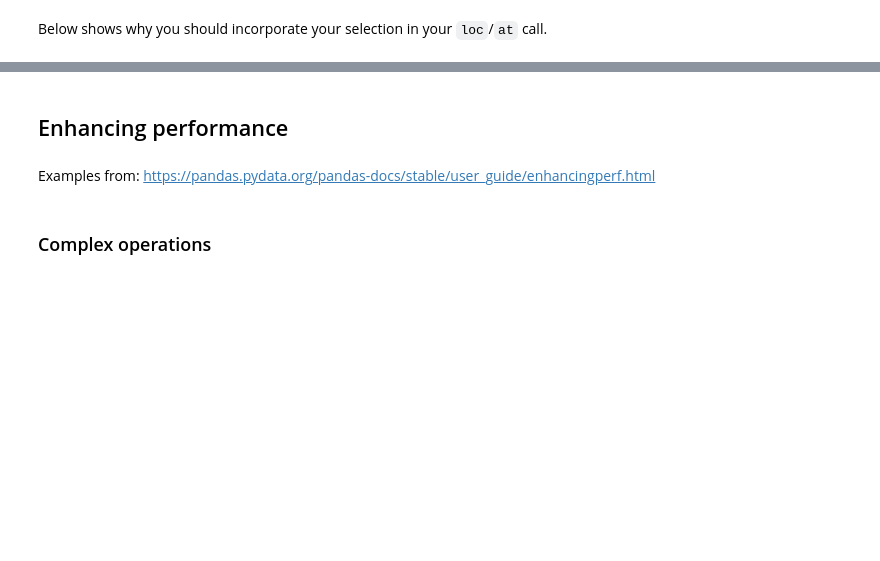
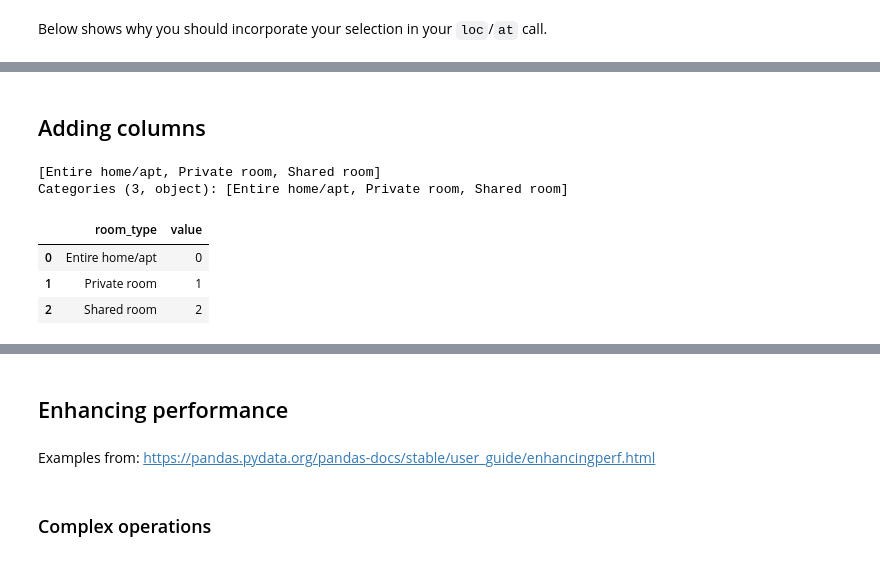
Before and after one commit to catana-research/JupyterNotebooks, a Jupyter notebook: HighPerformanceComputing/Pandas.ipynb, the cells around one changed output, grey strips where cells are left out. Saved outputs shown, nothing was run; the diff lists cells and outputs as text; code cells hidden in the pictures; blank space fills up the shorter version.

```diff
--- a/HighPerformanceComputing/Pandas.ipynb
+++ b/HighPerformanceComputing/Pandas.ipynb
@@ -431,0 +490,16 @@ listings_.at[29856708, 'price']
+# %% [markdown]
+## Adding columns
+# %%
+listings['room_type'].unique()
+# %% [output]
+[Entire home/apt, Private room, Shared room]
+Categories (3, object): [Entire home/apt, Private room, Shared room]
+# %%
+categories = {'Entire home/apt': 0, 'Private room': 1, 'Shared room': 2}
+categories_df = pd.DataFrame({'room_type': list(categories.keys()), 'value': list(categories.values())})
+categories_df
+# %% [output]
+|  | room_type | value |
+| 0 | Entire home/apt | 0 |
+| 1 | Private room | 1 |
+| 2 | Shared room | 2 |
```
Also changed, not shown: parts of 51 cells of this notebook, 3 other files.
